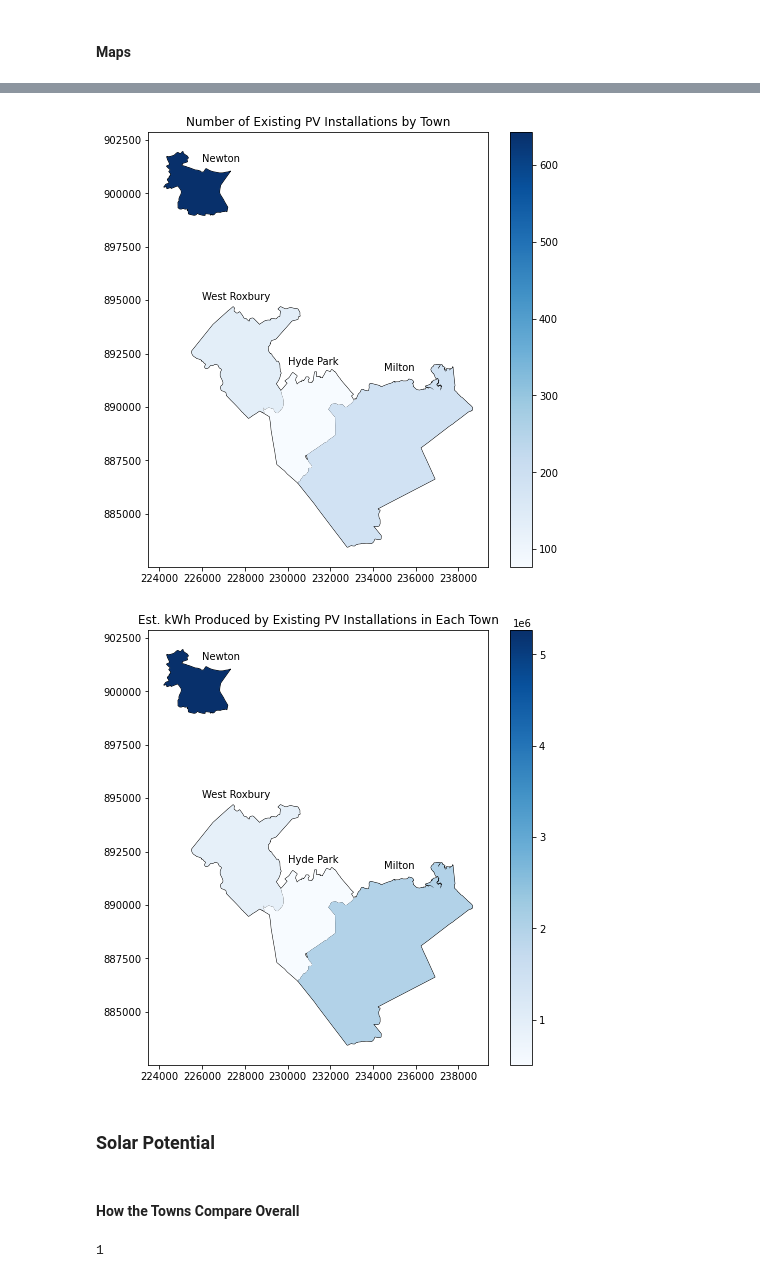
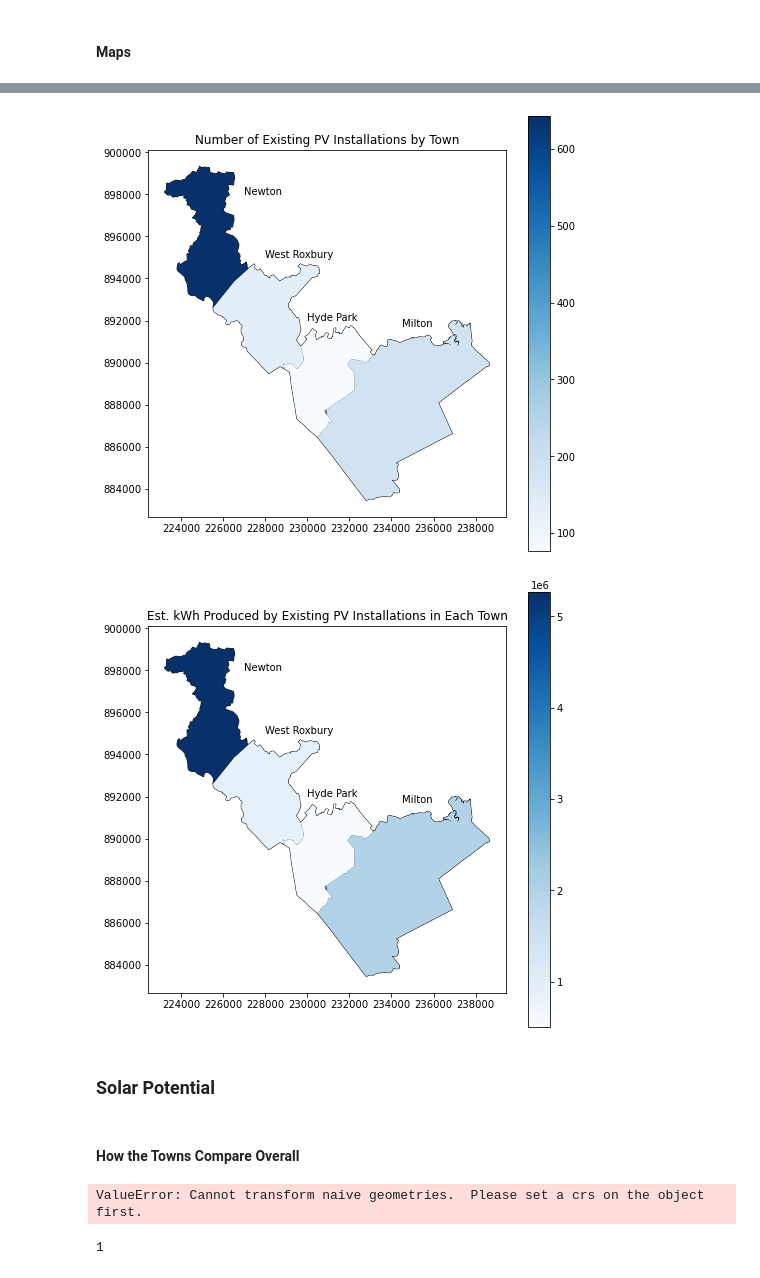
Before and after one commit to ghostpress/ma-solar, a Jupyter notebook: code/initViz.ipynb, the cells around one changed output, grey strips where cells are left out. Saved outputs shown, nothing was run; the diff lists cells and outputs as text; code cells hidden in the pictures.

Commit message:
First attempt at fixing Newton geometries

```diff
--- a/code/initViz.ipynb
+++ b/code/initViz.ipynb
@@ -146,9 +291,9 @@ existPV
 | 1040 | 2.20 | 04/17/03 | 16621.00 | 9256.5 | Boston | 02132 | Suffolk | ... |
 1041 rows × 14 columns
 # %%
-def extract_exist_PV_town_name(data, townName):
+def extract_exist_PV_PC_name(data, PCName):
 
-    solarTown = data[data['city'] == townName]
+    solarTown = data[data['city'] == PCName]
 
     # Metrics for graphing
 
@@ -278,6 +421,0 @@ isolMA
-# %%
-# Need to rearrange isolMA to merge with existPVSummary for plotting
-
-isolMA = isolMA.drop(381)
-isolMA.loc[310, 'geometry'] = isolMA.loc[310, 'geometry'][0]
-isolMA
@@ -290,6 +422,6 @@ isolMA
 # %%
-isolMA = isolMA.set_index(pd.Index(['West Roxbury', 'Hyde Park', 'Milton',
-                                   'Newton']))
+isolMA = isolMA.set_index(pd.Index(['West Roxbury', 'Newton', 'Milton',
+                                    'Hyde Park']))
 isolMA
 # %% [output]
 |  | POSTCODE | PC_NAME | PC_TYPE | PA_NAME | PA_FIPS | CITY_TOWN | COUNTY | AREA_SQMI | SHAPE_AREA | SHAPE_LEN | ... |
@@ -300,7 +432,7 @@ isolMA
 # %%
 # Don't need some of these columns to merge with existPVSummary
 
-isolMA = isolMA[['CITY_TOWN', 'COUNTY', 'AREA_SQMI', 'SHAPE_AREA',
+isolMA = isolMA[['CITY_TOWN', 'COUNTY', 'SHAPE_AREA',
                        'SHAPE_LEN', 'geometry']]
 isolMA
 # %% [output]
@@ -323,22 +455,22 @@ townsPV
 # %%
 fig2, ax2 = plt.subplots()
 fig2.set_size_inches(8, 8)
 
 townsPV.plot(ax=ax2, color='None', edgecolor='black')
 townsPV.plot('N', ax=ax2, cmap='Blues', legend=True)
 
 # Town labels
-ax2.text(226000, 901500, 'Newton')
-ax2.text(226000, 895000, 'West Roxbury')
+ax2.text(227000, 898000, 'Newton')
+ax2.text(228000, 895000, 'West Roxbury')
 ax2.text(230000, 892000, 'Hyde Park')
 ax2.text(234500, 891700, 'Milton')
 
 ax2.set_title('Number of Existing PV Installations by Town')
 
 # Save image
 plt.savefig(outputDir('viz/existPVNumMap.png'), dpi=150, format='png')
 # %% [output]
-[figure, old version]
+[figure, new version]
 # %%
 fig3, ax3 = plt.subplots()
 fig3.set_size_inches(8, 8)
@@ -347,8 +479,8 @@ townsPV.plot(ax=ax3, color='None', edgecolor='black')
 townsPV.plot('sumkWhProd', ax=ax3, cmap='Blues', legend=True)
 
 # Town labels
-ax3.text(226000, 901500, 'Newton')
-ax3.text(226000, 895000, 'West Roxbury')
+ax3.text(227000, 898000, 'Newton')
+ax3.text(228000, 895000, 'West Roxbury')
 ax3.text(230000, 892000, 'Hyde Park')
 ax3.text(234500, 891700, 'Milton')
 
@@ -357,8 +489,6 @@ ax3.set_title('Est. kWh Produced by Existing PV Installations in Each Town')
 # Save image
 plt.savefig(outputDir('viz/existPVkWhMap.png'), dpi=150, format='png')
 # %% [output]
-[figure, old version]
+[figure, new version]
 # %% [markdown]
 ### Solar Potential
-# %% [markdown]
-#### How the Towns Compare Overall
@@ -368,3 +495,10 @@ solarshp.to_file(dataDir('MAshape/solar.shp'))  # saving this to use in QGIS
+# %% [markdown]
+#### How the Towns Compare Overall
+# %%
+solarshp = isolMA.to_crs('EPSG:4326')           # solar data is in EPSG:4326
+solarshp.to_file(dataDir('MAshape/solar.shp'))  # saving this to use in QGIS
+# %% [output]
+ValueError: Cannot transform naive geometries.  Please set a crs on the object first.
 # %%
 from_filepath = dataDir('irradiation/USA_GISdata_GlobalSolarAtlas/western-hemisphere/GHI.tif')
 to_filepath   = dataDir('irradiation/USA_GISdata_GlobalSolarAtlas/western-hemisphere/reprojSolar.tif')
```
Also changed, not shown: parts of 37 cells of this notebook.
